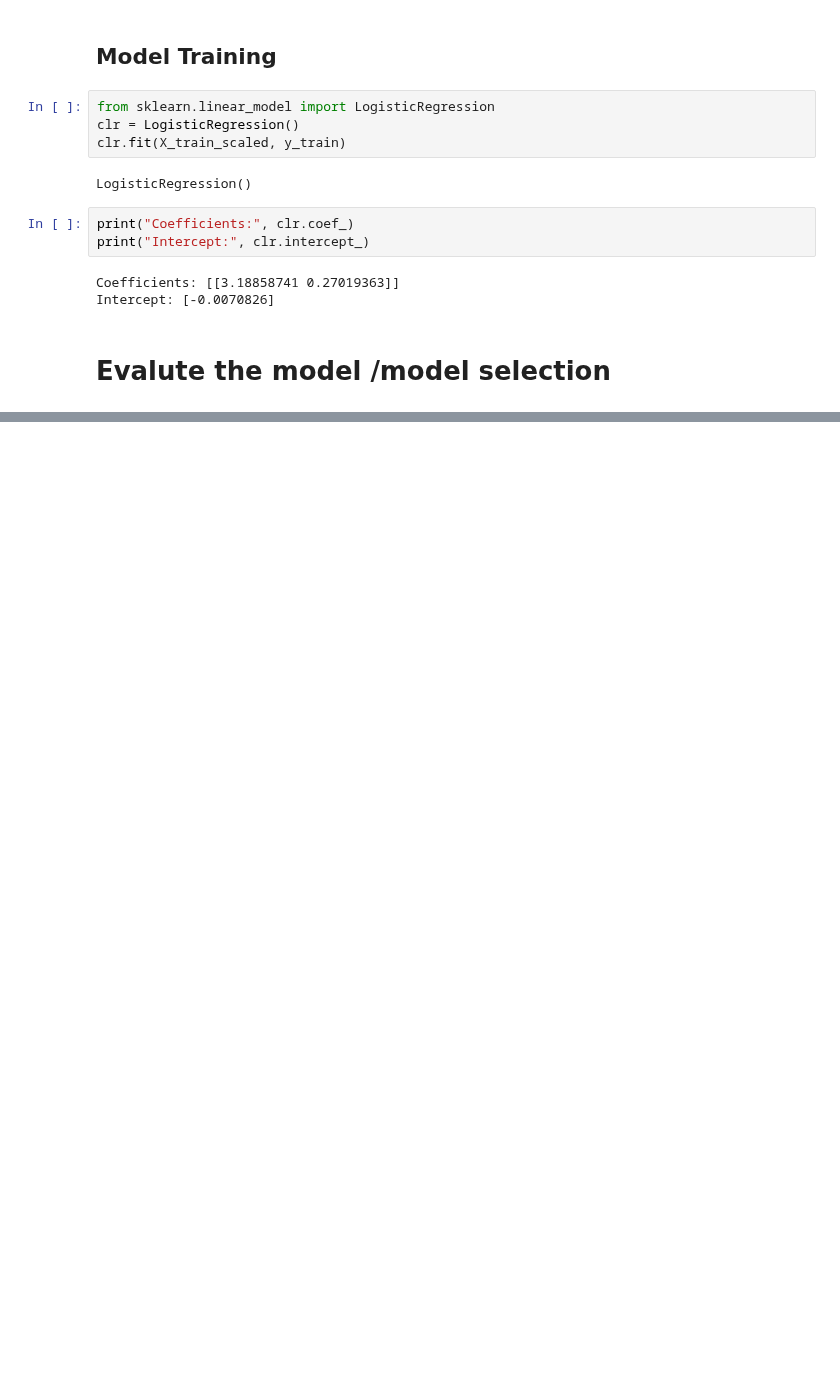
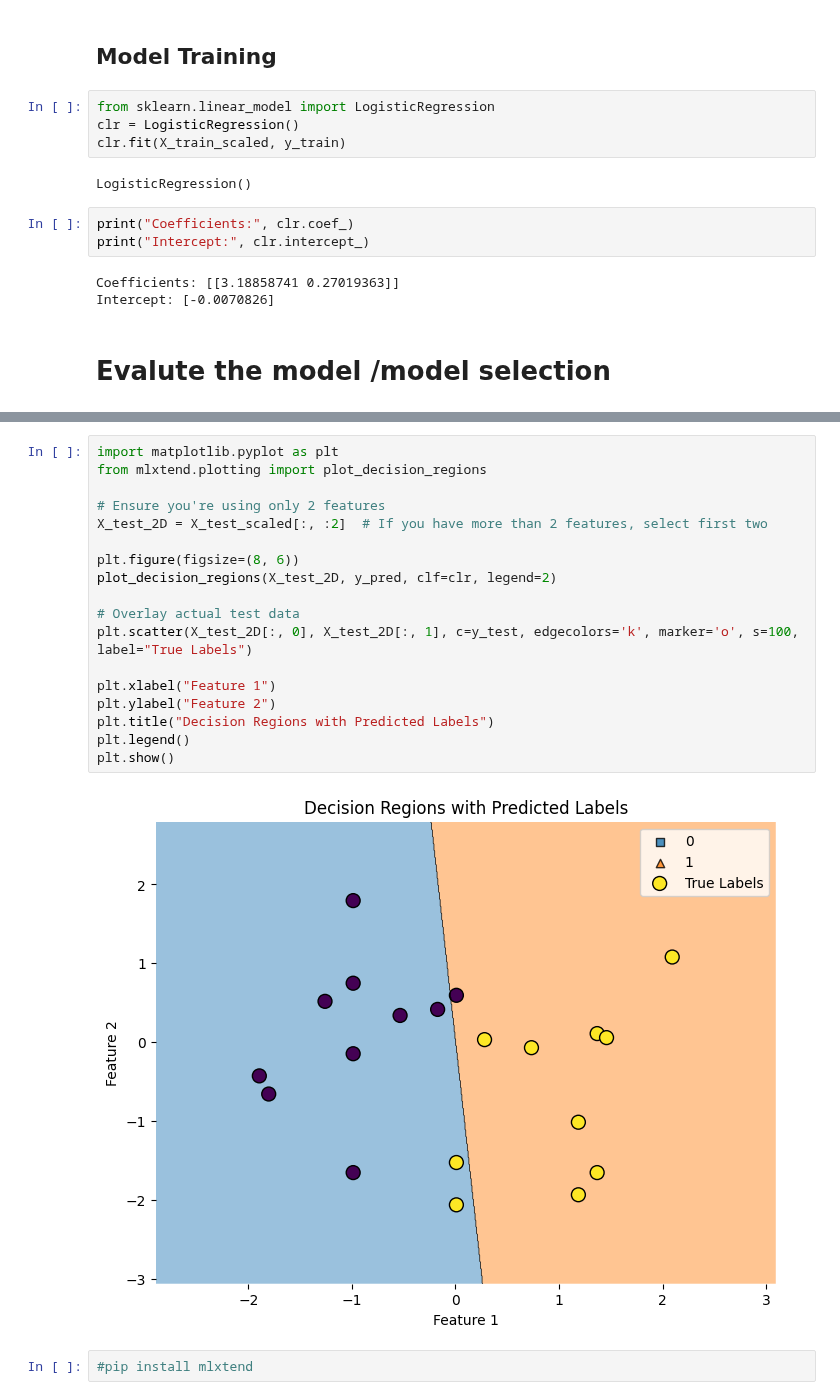
Before and after one commit to SohailKhanPAK/Logistic-Regression-Placement-Project, a Jupyter notebook: Logistic_Regression_Placement_Project .ipynb, the cells around one changed output, grey strips where cells are left out. Saved outputs shown, nothing was run; the diff lists cells and outputs as text; blank space fills up the shorter version.

```diff
--- a/Logistic_Regression_Placement_Project .ipynb
+++ b/Logistic_Regression_Placement_Project .ipynb
@@ -140,0 +163,22 @@ Intercept: [-0.0070826]
+# %%
+import matplotlib.pyplot as plt
+from mlxtend.plotting import plot_decision_regions
+
+# Ensure you're using only 2 features
+X_test_2D = X_test_scaled[:, :2]  # If you have more than 2 features, select first two
+
+plt.figure(figsize=(8, 6))
+plot_decision_regions(X_test_2D, y_pred, clf=clr, legend=2)
+
+# Overlay actual test data
+plt.scatter(X_test_2D[:, 0], X_test_2D[:, 1], c=y_test, edgecolors='k', marker='o', s=100, label="True Labels")
+
+plt.xlabel("Feature 1")
+plt.ylabel("Feature 2")
+plt.title("Decision Regions with Predicted Labels")
+plt.legend()
+plt.show()
+# %% [output]
+[figure, added]
+# %%
+#pip install mlxtend
```
Also changed, not shown: parts of 6 cells of this notebook.
